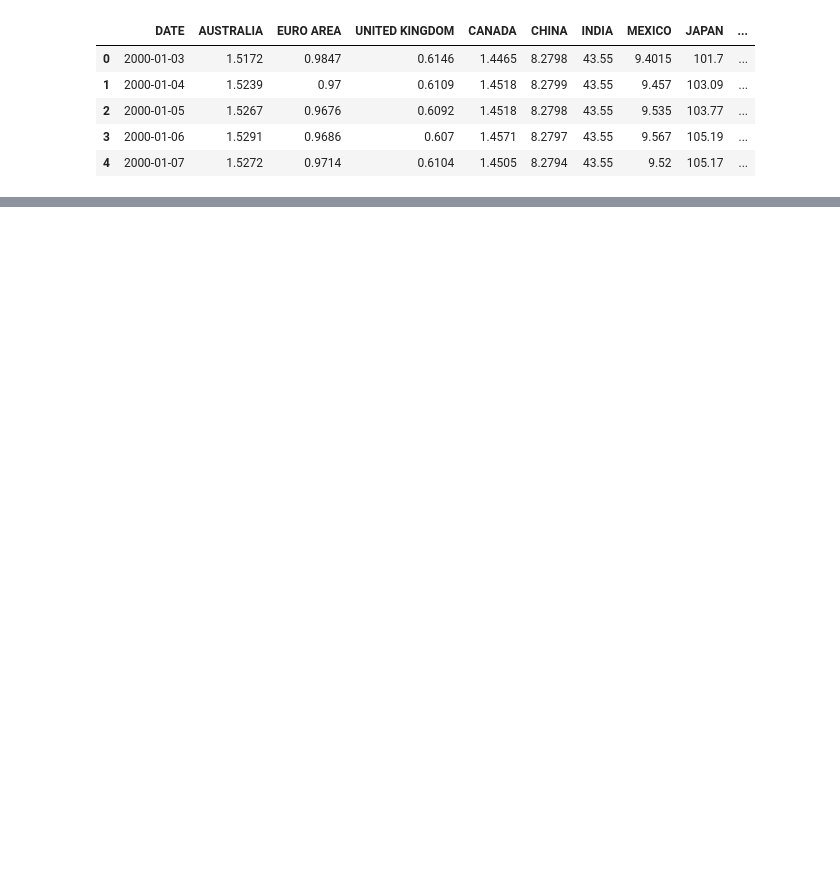
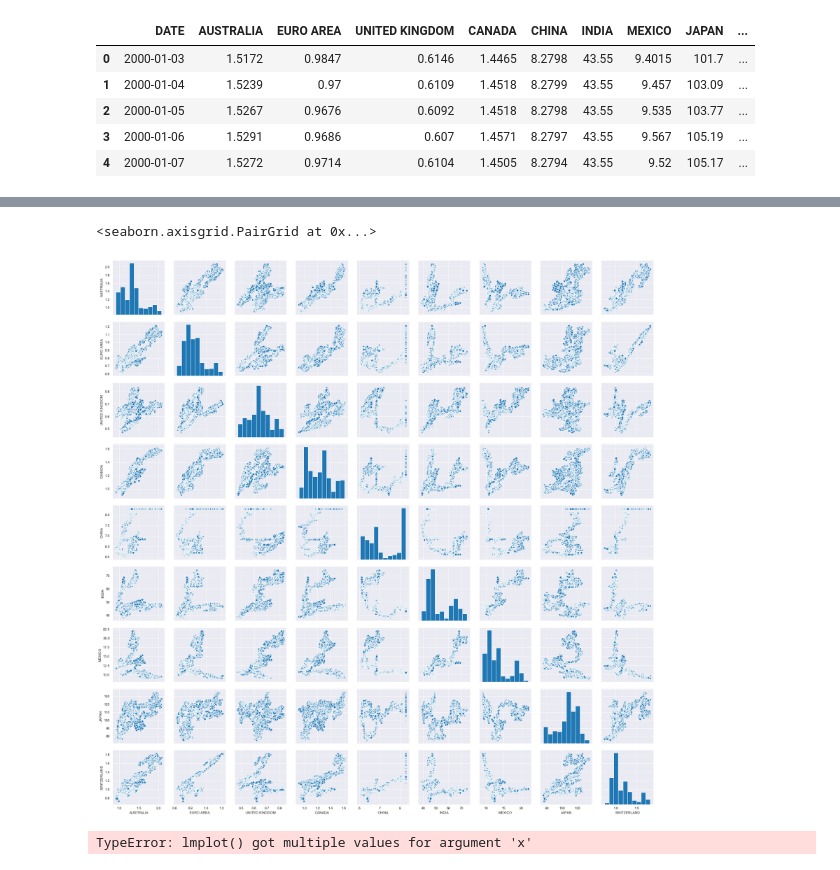
Before and after one commit to ebitdad7/dsc_projects, a Jupyter notebook: Rates_model.ipynb, the cells around one changed output, grey strips where cells are left out. Cells and saved outputs as stored; diff of their text form; code cells hidden in the pictures; blank space fills up the shorter version.

```diff
--- a/Rates_model.ipynb
+++ b/Rates_model.ipynb
@@ -41,0 +125,9 @@ Index(['Unnamed: 0', 'Time Serie', 'AUSTRALIA - AUSTRALIAN DOLLAR/US$',
+# %%
+sns.pairplot(complete)
+# %% [output]
+<seaborn.axisgrid.PairGrid at 0x...>
+[figure, added]
+# %%
+sns.lmplot(complete, x="AUSTRALIA - AUSTRALIAN DOLLAR/US$", y="EURO AREA - EURO/US$")
+# %% [output]
+TypeError: lmplot() got multiple values for argument 'x'
```
Also changed, not shown: parts of 10 cells of this notebook.
